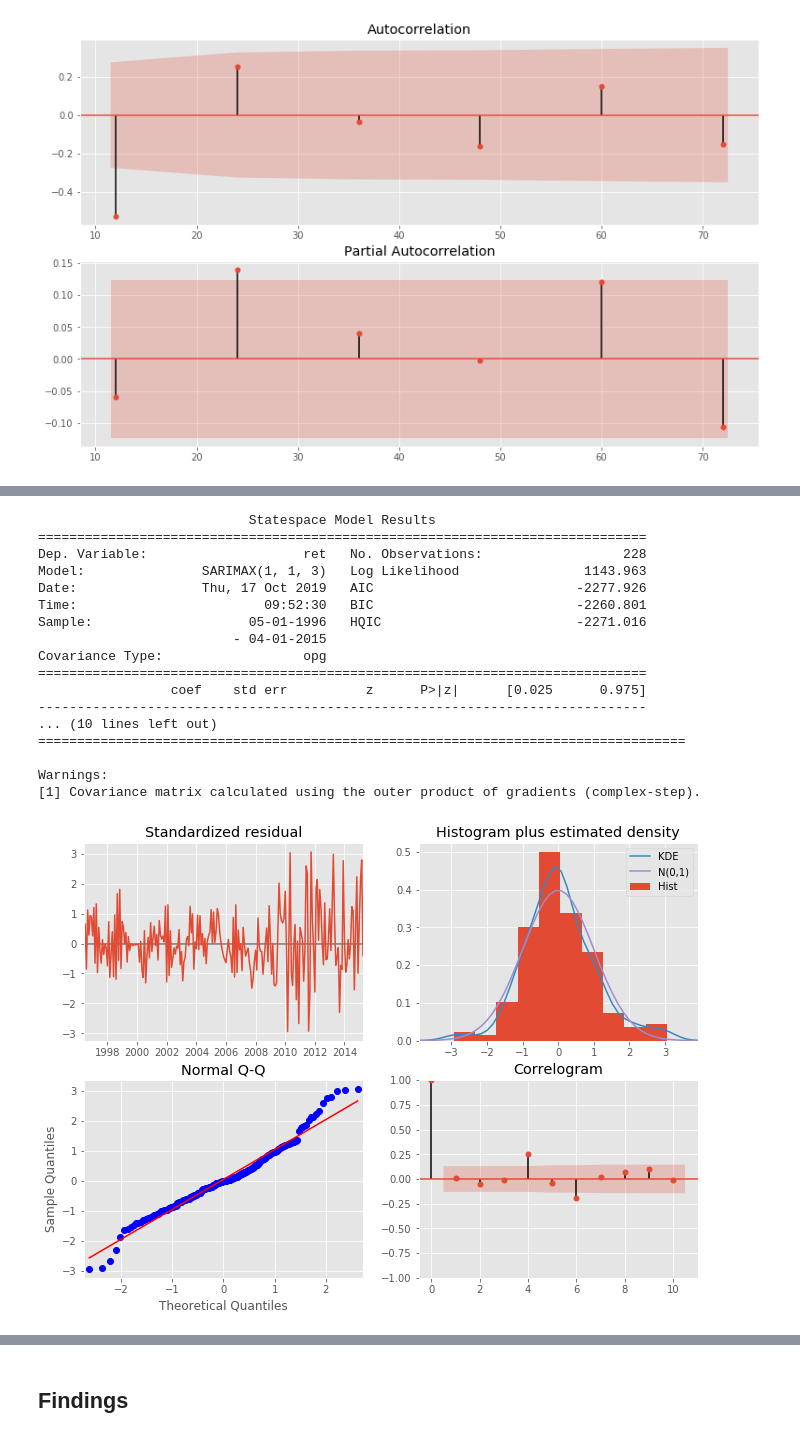
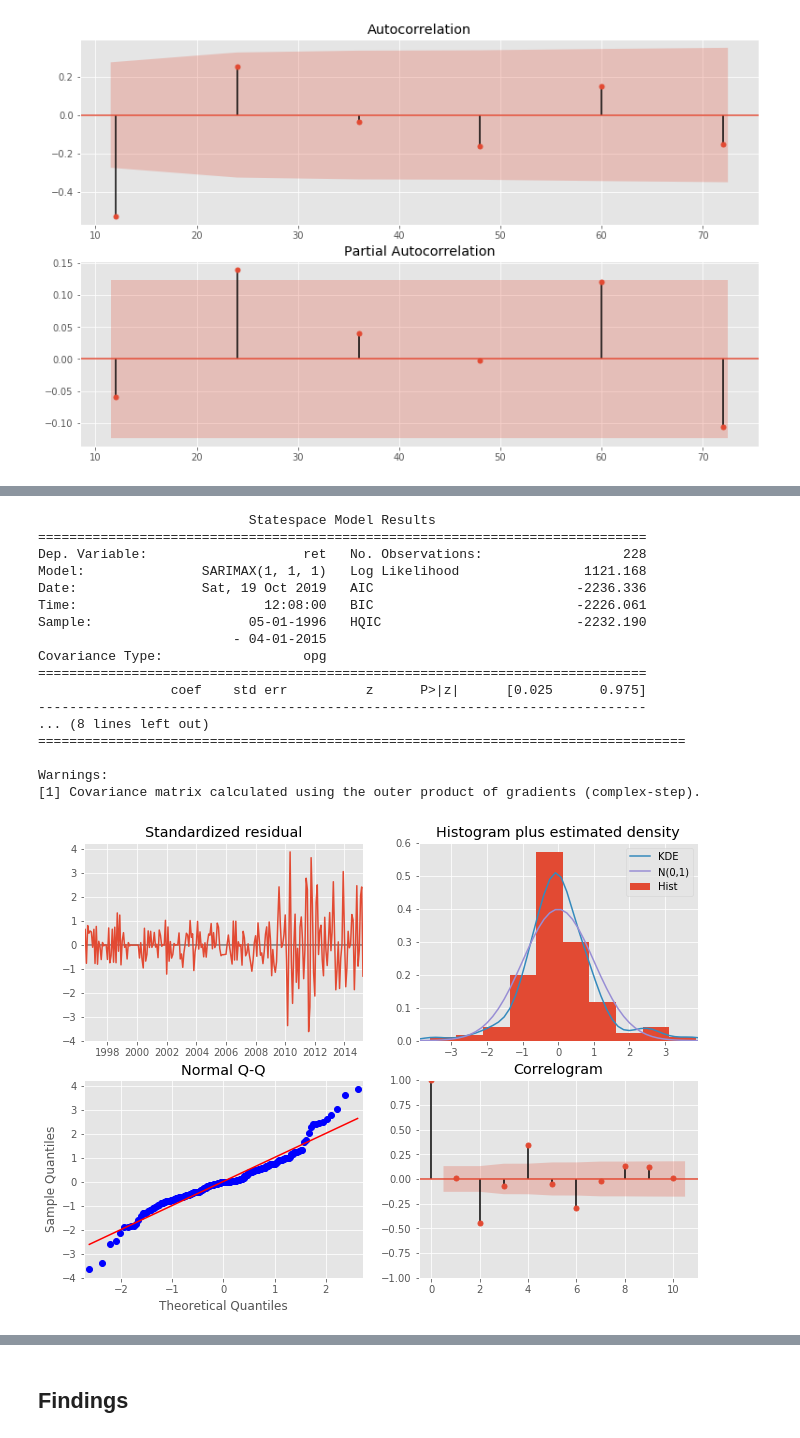
Before and after one commit to callRoko/dsc-mod-4-project-online-ds-pt-041519, a Jupyter notebook: student.ipynb, the cells around one changed output, grey strips where cells are left out. Cells and saved outputs as stored; diff of their text form; code cells hidden in the pictures.

```diff
--- a/student.ipynb
+++ b/student.ipynb
@@ -496,3 +524,8 @@ From the plots, we can see that the ACF has 1 positive lag and two negative lags
 seasonal_plot(TS_80631d, N=13)
 # %% [output]
 [figure]
+# %%
+rcParams['figure.figsize'] = 18, 8
+decomposition = sm.tsa.seasonal_decompose(TS_80631, model='additive')
+fig = decomposition.plot()
+plt.show()
@@ -1065,23 +1308,23 @@ for param in pdq:
 # %%
-pdq = (1,1,3)
-pdqs = (0,0,2,12)
+pdq = (1,1,1)
+pdqs = (0,0,0,12)
 train, test, results = model_fit(TS_37214, pdq=pdq, pdqs=pdqs)
 # %% [output]
                            Statespace Model Results
 ==============================================================================
 Dep. Variable:                    ret   No. Observations:                  228
-Model:               SARIMAX(1, 1, 3)   Log Likelihood                1143.963
-Date:                Thu, 17 Oct 2019   AIC                          -2277.926
-Time:                        09:52:30   BIC                          -2260.801
-Sample:                    05-01-1996   HQIC                         -2271.016
+Model:               SARIMAX(1, 1, 1)   Log Likelihood                1121.168
+Date:                Sat, 19 Oct 2019   AIC                          -2236.336
+Time:                        12:08:00   BIC                          -2226.061
+Sample:                    05-01-1996   HQIC                         -2232.190
                          - 04-01-2015
 Covariance Type:                  opg
 ==============================================================================
                  coef    std err          z      P>|z|      [0.025      0.975]
 ------------------------------------------------------------------------------
-... (10 lines left out)
+... (8 lines left out)
 ===================================================================================
 
 Warnings:
 [1] Covariance matrix calculated using the outer product of gradients (complex-step).
-[figure, old version]
+[figure, new version]
```
Also changed, not shown: parts of 67 cells of this notebook.
